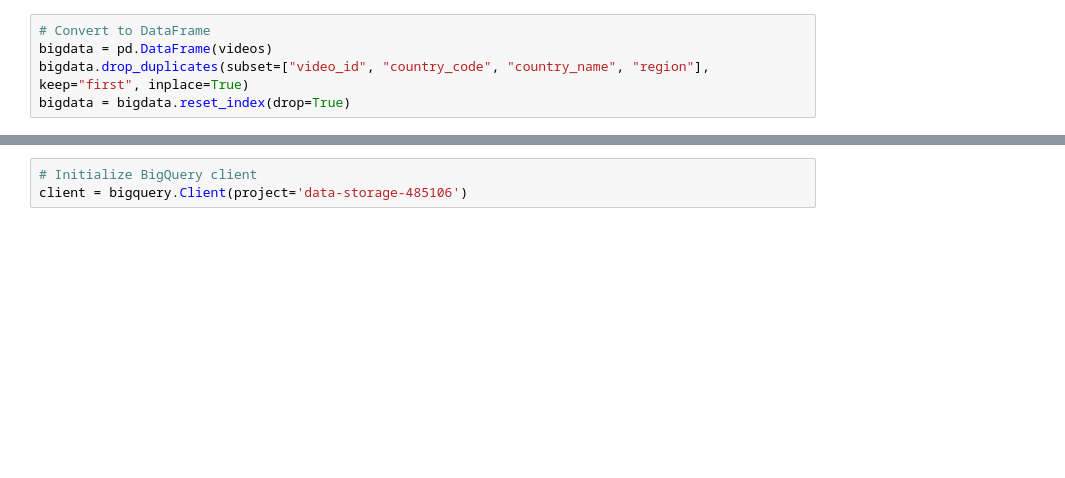
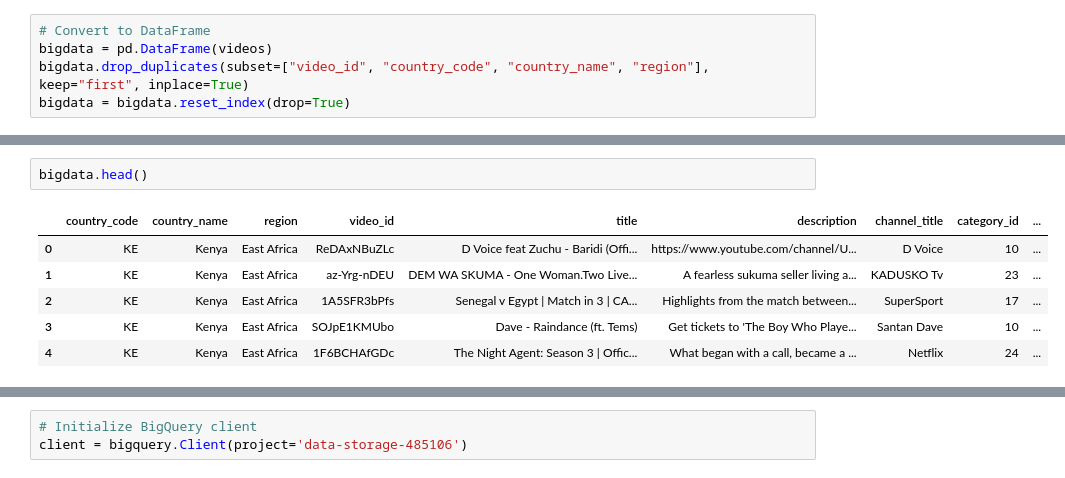
Before and after one commit to adrianjuliusaluoch/Market-Prices, a Jupyter notebook: youtube_trends.ipynb, the cells around one changed output, grey strips where cells are left out. Drawn from its saved outputs; the diff is of its cells as text; blank space fills up the shorter version.

```diff
--- a/youtube_trends.ipynb
+++ b/youtube_trends.ipynb
@@ -133,0 +156,9 @@ bigdata = bigdata.reset_index(drop=True)
+# %%
+bigdata.head()
+# %% [output]
+|  | country_code | country_name | region | video_id | title | description | channel_title | category_id | ... |
+| 0 | KE | Kenya | East Africa | ReDAxNBuZLc | D Voice feat Zuchu - Baridi (Offi... | https://www.youtube.com/channel/U... | D Voice | 10 | ... |
+| 1 | KE | Kenya | East Africa | az-Yrg-nDEU | DEM WA SKUMA - One Woman.Two Live... | A fearless sukuma seller living a... | KADUSKO Tv | 23 | ... |
+| 2 | KE | Kenya | East Africa | 1A5SFR3bPfs | Senegal v Egypt | Match in 3 | CA... | Highlights from the match between... | SuperSport | 17 | ... |
+| 3 | KE | Kenya | East Africa | SOJpE1KMUbo | Dave - Raindance (ft. Tems) | Get tickets to 'The Boy Who Playe... | Santan Dave | 10 | ... |
+| 4 | KE | Kenya | East Africa | 1F6BCHAfGDc | The Night Agent: Season 3 | Offic... | What began with a call, became a ... | Netflix | 24 | ... |
```
Also changed, not shown: parts of 12 cells of this notebook.
